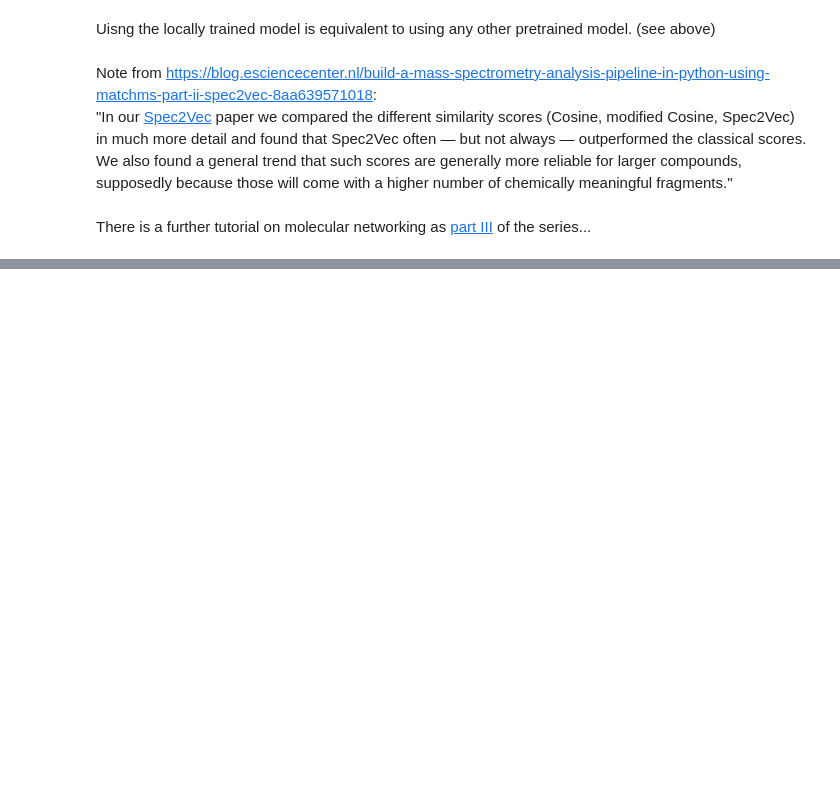
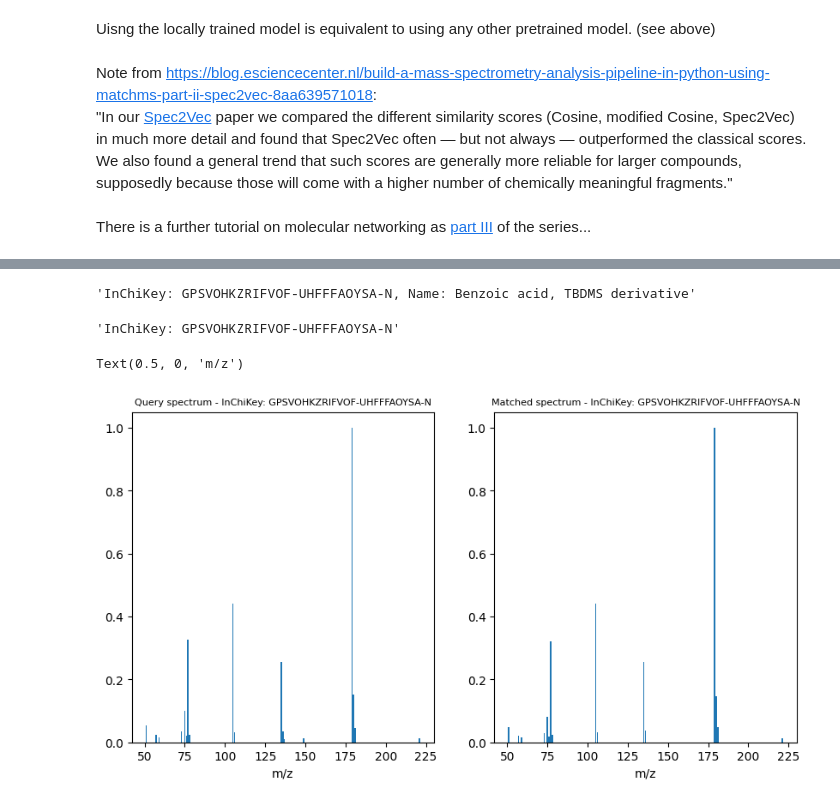
Before and after one commit to alpi314/mass_spectra, a Jupyter notebook: spec2vec_playground.ipynb, the cells around one changed output, grey strips where cells are left out. Drawn from its saved outputs; the diff is of its cells as text; code cells hidden in the pictures; blank space fills up the shorter version.

```diff
--- a/spec2vec_playground.ipynb
+++ b/spec2vec_playground.ipynb
@@ -306,0 +345,35 @@ There is a further tutorial on molecular networking as [part III](https://blog.e
+# %%
+model = gensim.models.Word2Vec.load(model_file)
+# %%
+from spec2vec import Spec2Vec
+spec2vec_similarity = Spec2Vec(model=model, intensity_weighting_power=0.5, allowed_missing_percentage=5.0)
+# %%
+from matchms import calculate_scores
+scores = calculate_scores(spectrums, spectrums, spec2vec_similarity, is_symmetric=True)
+# %%
+sorted_matches = scores.scores_by_query(spectrums[11], sort=True)
+# %%
+sorted_matches[1][0].get("compound_name")
+# %% [output]
+'InChiKey: GPSVOHKZRIFVOF-UHFFFAOYSA-N, Name: Benzoic acid, TBDMS derivative'
+# %%
+spectrums[11].get("compound_name").split(",")[0]
+# %% [output]
+'InChiKey: GPSVOHKZRIFVOF-UHFFFAOYSA-N'
+# %%
+from matplotlib import pyplot as plt
+
+plt.figure(figsize=(10, 5))
+plt.subplot(1, 2, 1)
+
+plt.title("Query spectrum - {}".format(spectrums[11].get("compound_name").split(",")[0]), fontdict={"fontsize": 8})
+plt.bar(spectrums[11].peaks.mz, spectrums[11].peaks.intensities, label="Query spectrum")
+plt.xlabel("m/z")
+
+plt.subplot(1, 2, 2)
+plt.title("Matched spectrum - {}".format(sorted_matches[1][0].get("compound_name").split(",")[0]), fontdict={"fontsize": 8})
+plt.bar(sorted_matches[1][0].peaks.mz, sorted_matches[1][0].peaks.intensities, label="Matched spectrum")
+plt.xlabel("m/z")
+# %% [output]
+Text(0.5, 0, 'm/z')
+[figure, added]
```
Also changed, not shown: parts of 12 cells of this notebook, 2 other files.
